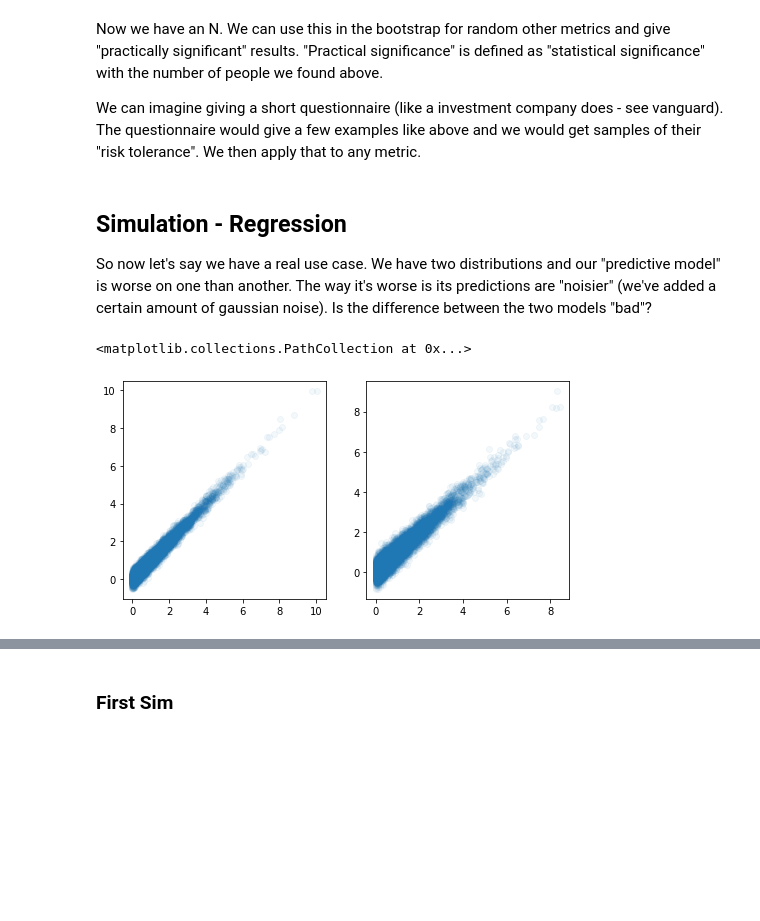
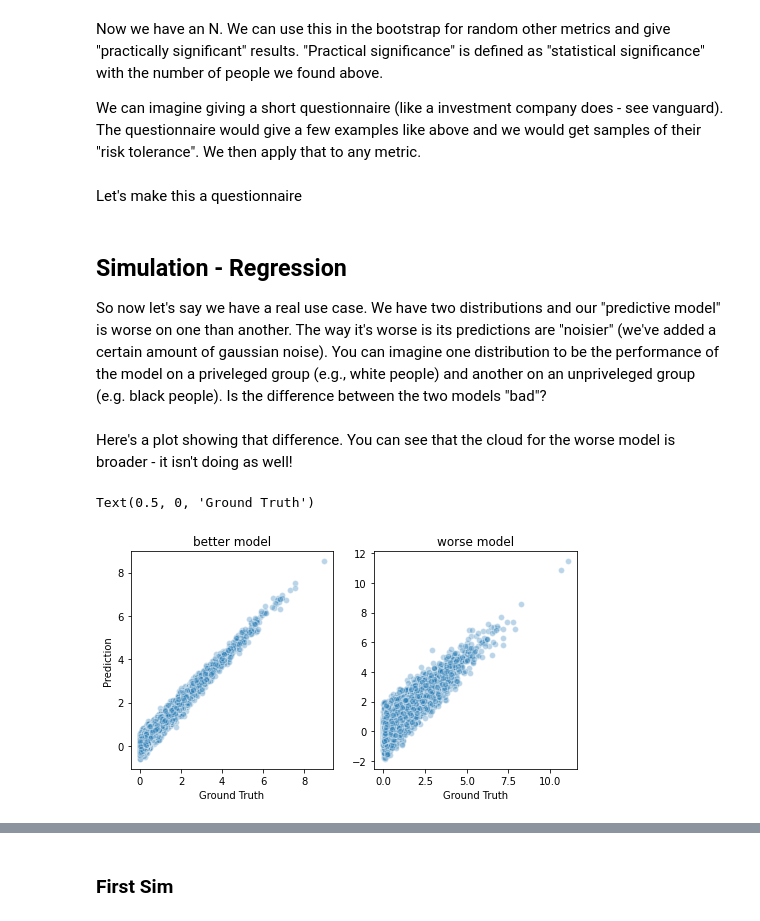
Before and after one commit to goswamig/credoai_lens, a Jupyter notebook: experimental/bootstrapping.ipynb, the cells around one changed output, grey strips where cells are left out. Drawn from its saved outputs; the diff is of its cells as text; code cells hidden in the pictures; blank space fills up the shorter version.

```diff
--- a/experimental/bootstrapping.ipynb
+++ b/experimental/bootstrapping.ipynb
@@ -193,3 +203,5 @@ Number of people to use for this test: 169.18986332604092
 Now we have an N. We can use this in the bootstrap for random other metrics and give "practically significant" results. "Practical significance" is defined as "statistical significance" with the number of people we found above.
 
 We can imagine giving a short questionnaire (like a investment company does - see vanguard). The questionnaire would give a few examples like above and we would get samples of their "risk tolerance". We then apply that to any metric.
+# %% [markdown]
+Let's make this a questionnaire
@@ -196,23 +222,31 @@ We can imagine giving a short questionnaire (like a investment company does - se
 # %% [markdown]
 ## Simulation - Regression
 
-So now let's say we have a real use case. We have two distributions and our "predictive model" is worse on one than another. The way it's worse is its predictions are "noisier" (we've added a certain amount of gaussian noise). Is the difference between the two models "bad"?
+So now let's say we have a real use case. We have two distributions and our "predictive model" is worse on one than another. The way it's worse is its predictions are "noisier" (we've added a certain amount of gaussian noise). You can imagine one distribution to be the performance of the model on a priveleged group (e.g., white people) and another on an unpriveleged group (e.g. black people). Is the difference between the two models "bad"?
 # %%
+sample_size = int(average_n) # sample size we learned from our risk probe above
 #config
 dist1 = lambda size: np.random.exponential(size=size)
 n1 = 10000
 n2 = 10000
 true1, true2 = dist1(n1), dist1(n2)
-noise1 = .4
+noise1 = .2
 noise2 = .6
 
 pred1 = true1 + np.random.normal(size=n1)*noise1
 pred2 = true2 + np.random.normal(size=n2)*noise2
+# %% [markdown]
+Here's a plot showing that difference. You can see that the cloud for the worse model is broader - it isn't doing as well!
 # %%
 f, axes = plt.subplots(1,2, figsize=(8,4))
-axes[0].scatter(true1, pred1, alpha=.05)
-axes[1].scatter(true2, pred2, alpha=.05)
+axes[0].scatter(true1, pred1, alpha=.3, lw=1, edgecolor='w')
+axes[0].set_title('better model')
+axes[1].scatter(true2, pred2, alpha=.3, lw=1, edgecolor='w')
+axes[1].set_title('worse model')
+axes[0].set_ylabel('Prediction')
+axes[0].set_xlabel('Ground Truth')
+axes[1].set_xlabel('Ground Truth')
 # %% [output]
-<matplotlib.collections.PathCollection at 0x...>
+Text(0.5, 0, 'Ground Truth')
-[figure, old version]
+[figure, new version]
 # %% [markdown]
```
Also changed, not shown: parts of 19 cells of this notebook.
